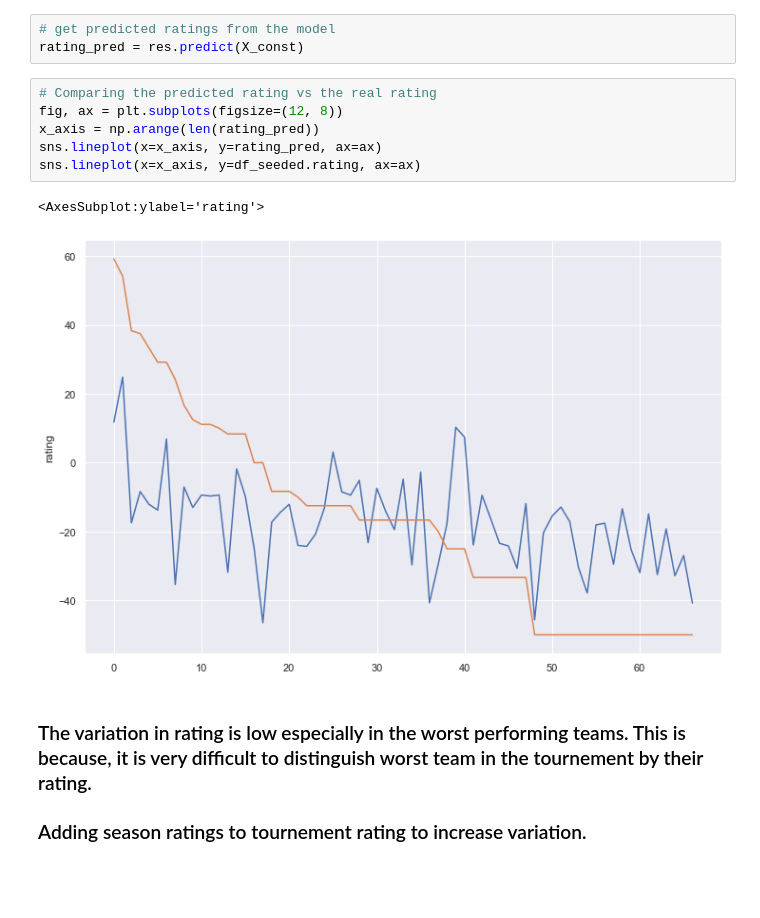
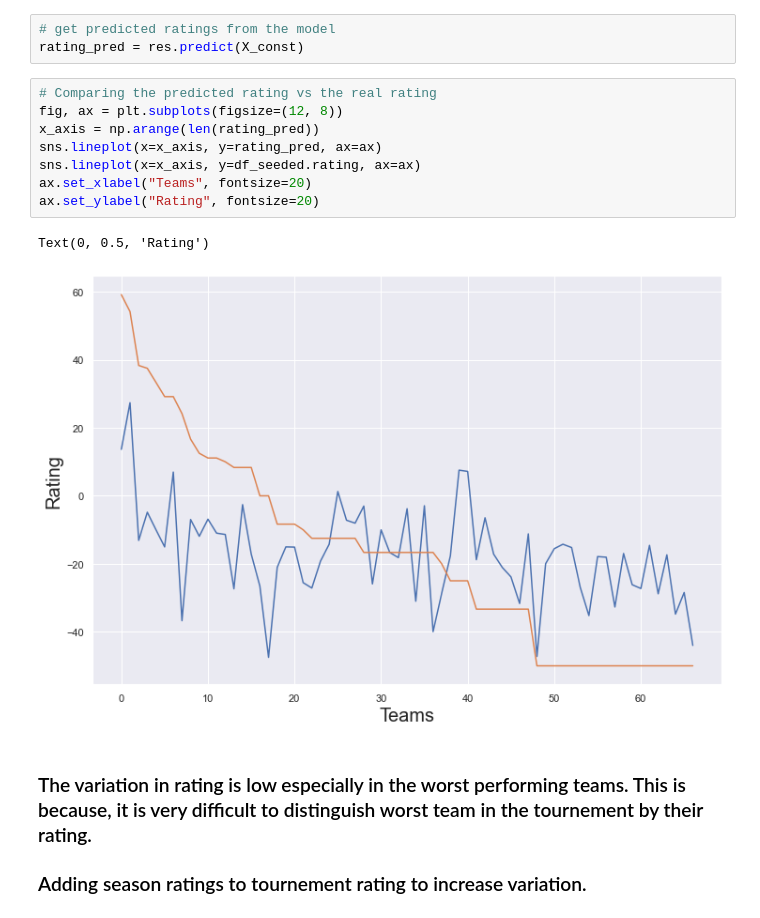
Before and after one commit to ozgunhaznedar/march_madness, a Jupyter notebook: notebooks/OH_regular.ipynb, the cells around one changed output. Cells and saved outputs as stored; diff of their text form; blank space fills up the shorter version.

```diff
--- a/notebooks/OH_regular.ipynb
+++ b/notebooks/OH_regular.ipynb
@@ -672,12 +705,14 @@ rating_pred = res.predict(X_const)
 # %%
 # Comparing the predicted rating vs the real rating
 fig, ax = plt.subplots(figsize=(12, 8))
 x_axis = np.arange(len(rating_pred))
 sns.lineplot(x=x_axis, y=rating_pred, ax=ax)
 sns.lineplot(x=x_axis, y=df_seeded.rating, ax=ax)
+ax.set_xlabel("Teams", fontsize=20)
+ax.set_ylabel("Rating", fontsize=20)
 # %% [output]
-<AxesSubplot:ylabel='rating'>
+Text(0, 0.5, 'Rating')
-[figure, old version]
+[figure, new version]
 # %% [markdown]
 ### The variation in rating is low especially in the worst performing teams. This is because, it is very difficult to distinguish worst team in the tournement by their rating.
 ### Adding season ratings to tournement rating to increase variation.
```
Also changed, not shown: parts of 5 cells of this notebook, 2 other files.
